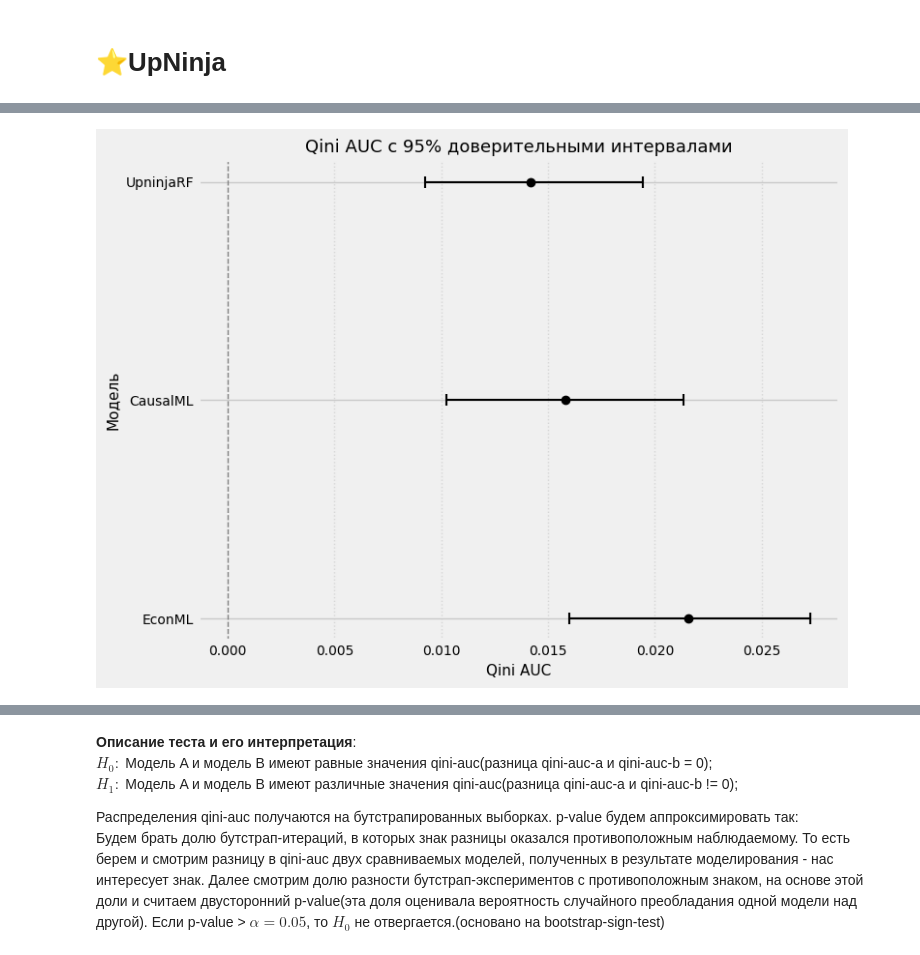
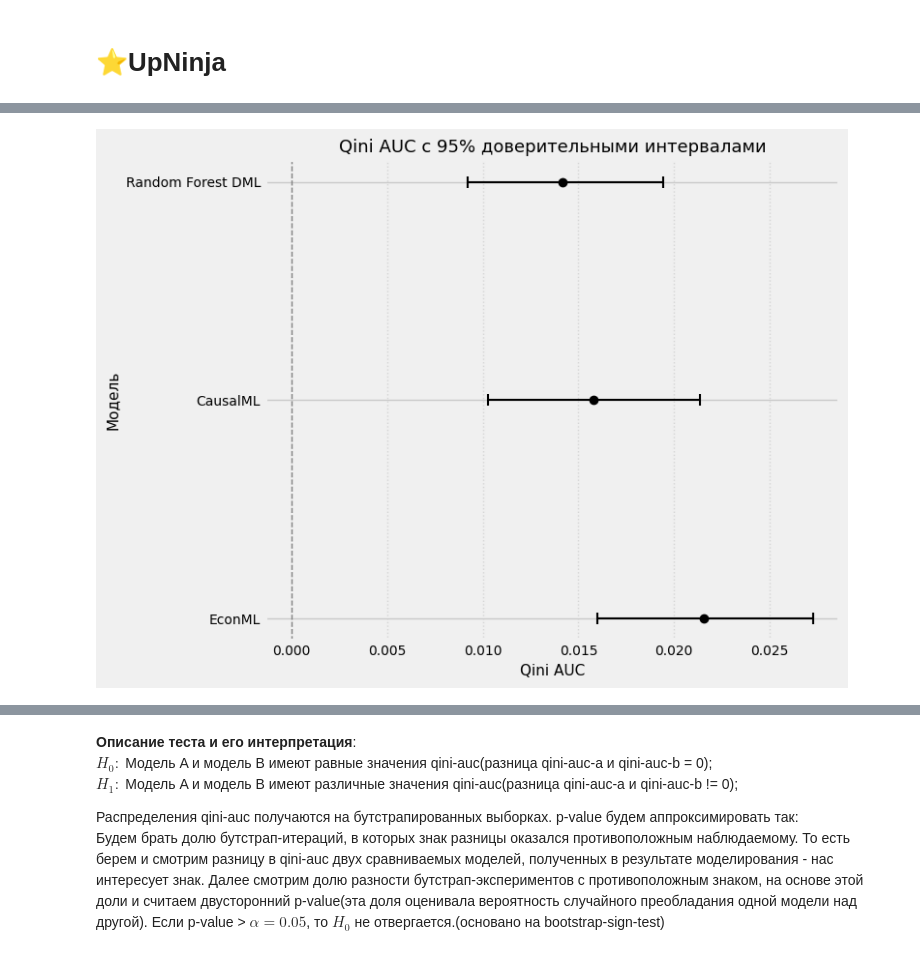
Before and after one commit to Romashka8/UpliftNinja, a Jupyter notebook: article-benches-ens.ipynb, the cells around one changed output, grey strips where cells are left out. Cells and saved outputs as stored; diff of their text form; code cells hidden in the pictures.

```diff
--- a/article-benches-ens.ipynb
+++ b/article-benches-ens.ipynb
@@ -308,32 +308,32 @@ pd.DataFrame(models_results)
 # %%
 # наложение ДИ друг на друга
-models = ['EconML', 'CausalML', 'UpninjaRF']
+models = ['EconML', 'CausalML', 'Random Forest DML']
 qini_means = [0.021568, 0.015794, 0.014188]
 ci_lower = [0.015977, 0.010257, 0.009229]
 ci_upper = [0.027276, 0.021343, 0.019442]
 
 error_lower = [mean - low for mean, low in zip(qini_means, ci_lower)]
 error_upper = [up - mean for mean, up in zip(qini_means, ci_upper)]
 
 plt.figure(figsize=(8, 6))
 plt.errorbar(
     qini_means, models,
     xerr=[error_lower, error_upper],
     fmt='o', color='black',
     capsize=4, capthick=1.5, elinewidth=1.5,
     markersize=6
 )
 plt.axvline(x=0, color='gray', linestyle='--', linewidth=1)
 plt.title('Qini AUC с 95% доверительными интервалами', fontsize=13)
 plt.xlabel('Qini AUC', fontsize=11)
 plt.ylabel('Модель', fontsize=11)
 plt.xticks(fontsize=10)
 plt.yticks(fontsize=10)
 plt.grid(True, linestyle=':', axis='x', alpha=0.7)
 plt.tight_layout()
 plt.show()
 # %% [output]
-[figure, old version]
+[figure, new version]
 # %%
 df = pd.DataFrame({
     'treatment': treat_val.values,
```
Also changed, not shown: parts of 12 cells of this notebook.
